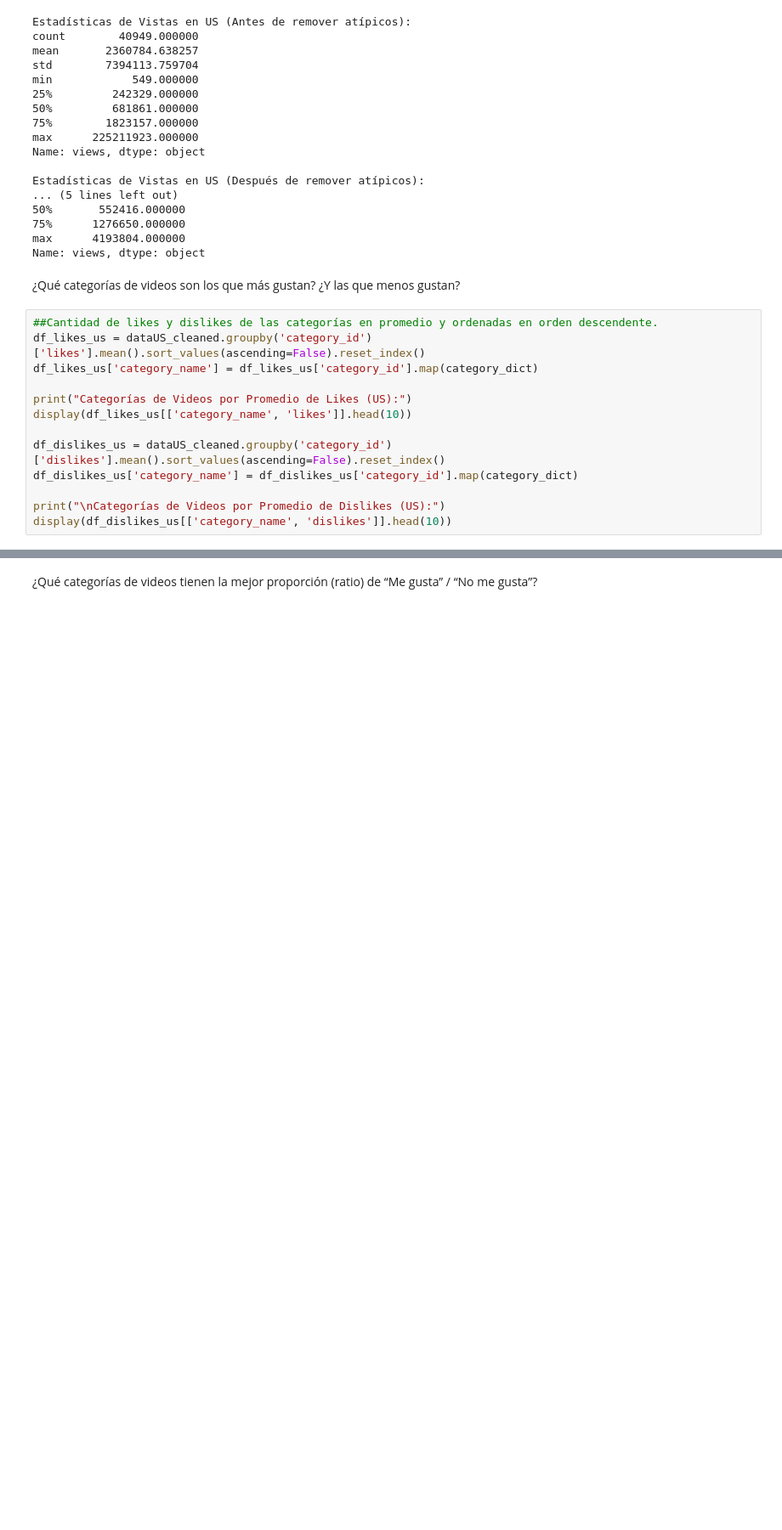
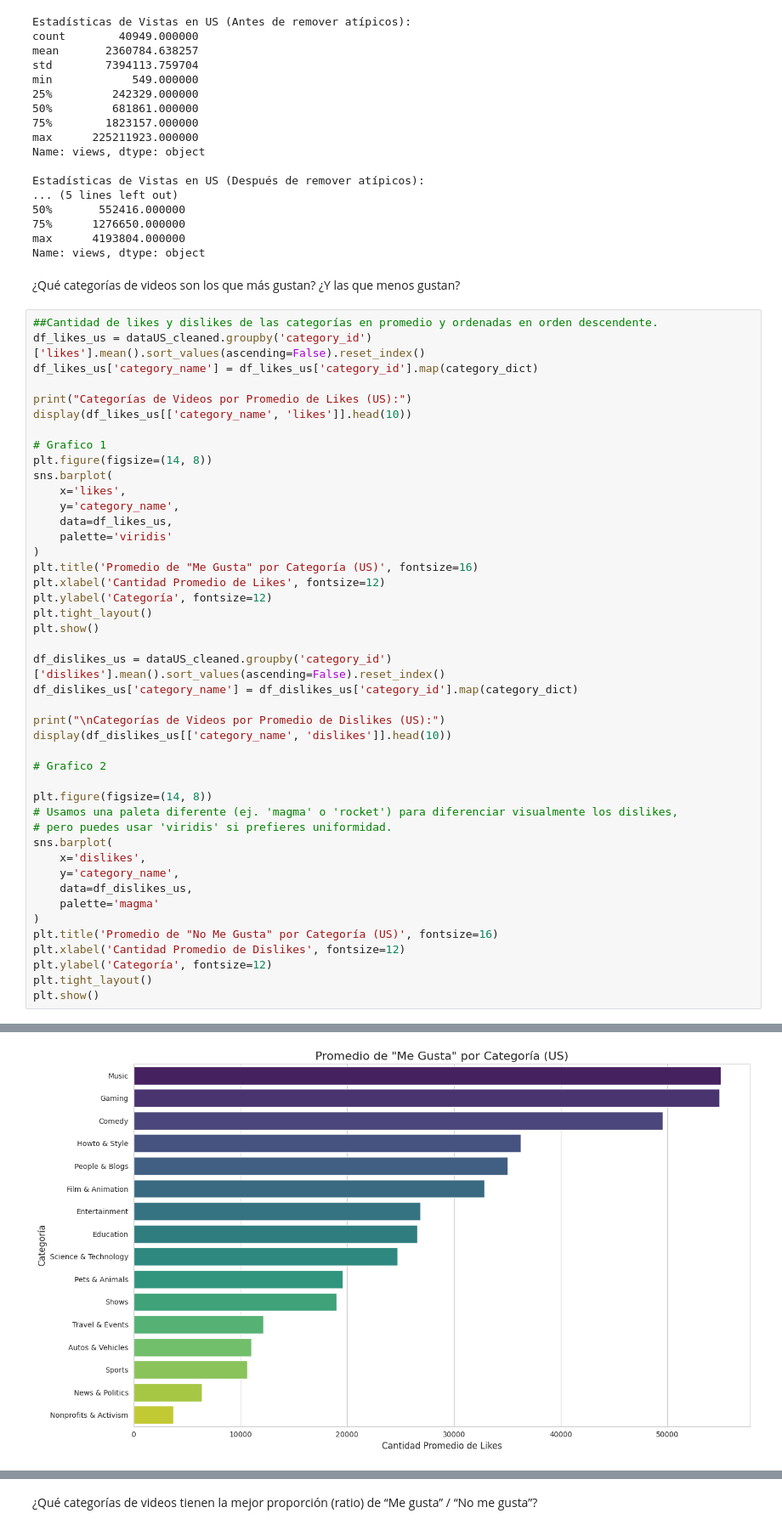
Before and after one commit to Fundamentos-de-Data-Science-UPC/TB2, a Jupyter notebook: TF.ipynb, the cells around one changed output, grey strips where cells are left out. Shown at 85% size. Drawn from its saved outputs; the diff is of its cells as text; blank space fills up the shorter version.

```diff
--- a/TF.ipynb
+++ b/TF.ipynb
@@ -252,11 +230,42 @@ df_likes_us['category_name'] = df_likes_us['category_id'].map(category_dict)
 print("Categorías de Videos por Promedio de Likes (US):")
 display(df_likes_us[['category_name', 'likes']].head(10))
 
+# Grafico 1
+plt.figure(figsize=(14, 8))
+sns.barplot(
+    x='likes',
+    y='category_name',
+    data=df_likes_us,
+    palette='viridis'
+)
+plt.title('Promedio de "Me Gusta" por Categoría (US)', fontsize=16)
+plt.xlabel('Cantidad Promedio de Likes', fontsize=12)
+plt.ylabel('Categoría', fontsize=12)
+plt.tight_layout()
+plt.show()
+
 df_dislikes_us = dataUS_cleaned.groupby('category_id')['dislikes'].mean().sort_values(ascending=False).reset_index()
 df_dislikes_us['category_name'] = df_dislikes_us['category_id'].map(category_dict)
 
 print("\nCategorías de Videos por Promedio de Dislikes (US):")
 display(df_dislikes_us[['category_name', 'dislikes']].head(10))
+
+# Grafico 2
+
+plt.figure(figsize=(14, 8))
+# Usamos una paleta diferente (ej. 'magma' o 'rocket') para diferenciar visualmente los dislikes,
+# pero puedes usar 'viridis' si prefieres uniformidad.
+sns.barplot(
+    x='dislikes',
+    y='category_name',
+    data=df_dislikes_us,
+    palette='magma'
+)
+plt.title('Promedio de "No Me Gusta" por Categoría (US)', fontsize=16)
+plt.xlabel('Cantidad Promedio de Dislikes', fontsize=12)
+plt.ylabel('Categoría', fontsize=12)
+plt.tight_layout()
+plt.show()
 # %% [output]
 Categorías de Videos por Promedio de Likes (US):
 |  | category_name | likes |
@@ -273,0 +285 @@ Categorías de Videos por Promedio de Dislikes (US):
+[figure, added]
```
Also changed, not shown: parts of 18 cells of this notebook.
